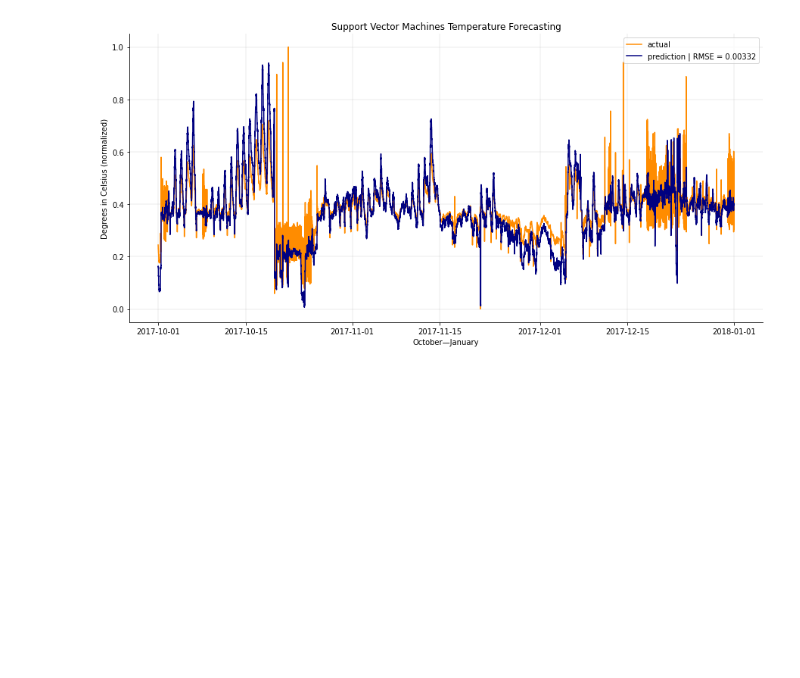
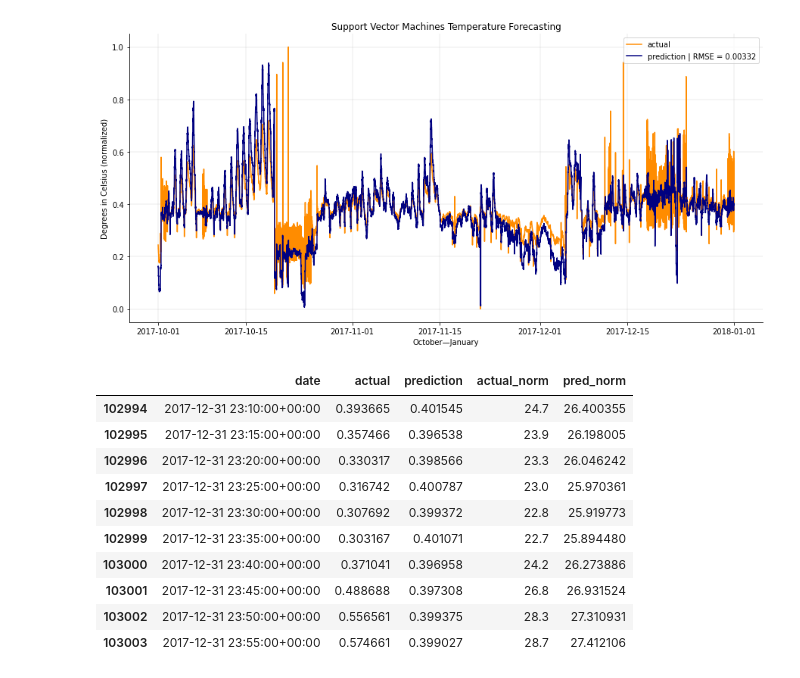
Before and after one commit to RoyyvB/ForecastTemperature, a Jupyter notebook: notebook.ipynb, the cells around one changed output. Cells and saved outputs as stored; diff of their text form; code cells hidden in the pictures; blank space fills up the shorter version.

```diff
--- a/notebook.ipynb
+++ b/notebook.ipynb
@@ -517,3 +511,26 @@ plt.grid(linewidth=0.25)
 sns.despine()
 # %% [output]
 [figure]
+# %%
+from sklearn.preprocessing import StandardScaler
+
+sc = StandardScaler()
+
+sc.fit(df[0:76588].filter(['sup']))
+
+svr_results['actual_norm'] = df[76589:].filter(['sup'])
+svr_results['pred_norm'] = sc.inverse_transform(test_y)
+
+svr_results.tail(n=10)
+# %% [output]
+|  | date | actual | prediction | actual_norm | pred_norm |
+| 102994 | 2017-12-31 23:10:00+00:00 | 0.393665 | 0.401545 | 24.7 | 26.400355 |
+| 102995 | 2017-12-31 23:15:00+00:00 | 0.357466 | 0.396538 | 23.9 | 26.198005 |
+| 102996 | 2017-12-31 23:20:00+00:00 | 0.330317 | 0.398566 | 23.3 | 26.046242 |
+| 102997 | 2017-12-31 23:25:00+00:00 | 0.316742 | 0.400787 | 23.0 | 25.970361 |
+| 102998 | 2017-12-31 23:30:00+00:00 | 0.307692 | 0.399372 | 22.8 | 25.919773 |
+| 102999 | 2017-12-31 23:35:00+00:00 | 0.303167 | 0.401071 | 22.7 | 25.894480 |
+| 103000 | 2017-12-31 23:40:00+00:00 | 0.371041 | 0.396958 | 24.2 | 26.273886 |
+| 103001 | 2017-12-31 23:45:00+00:00 | 0.488688 | 0.397308 | 26.8 | 26.931524 |
+| 103002 | 2017-12-31 23:50:00+00:00 | 0.556561 | 0.399375 | 28.3 | 27.310931 |
+| 103003 | 2017-12-31 23:55:00+00:00 | 0.574661 | 0.399027 | 28.7 | 27.412106 |
```
Also changed, not shown: parts of 9 cells of this notebook.
